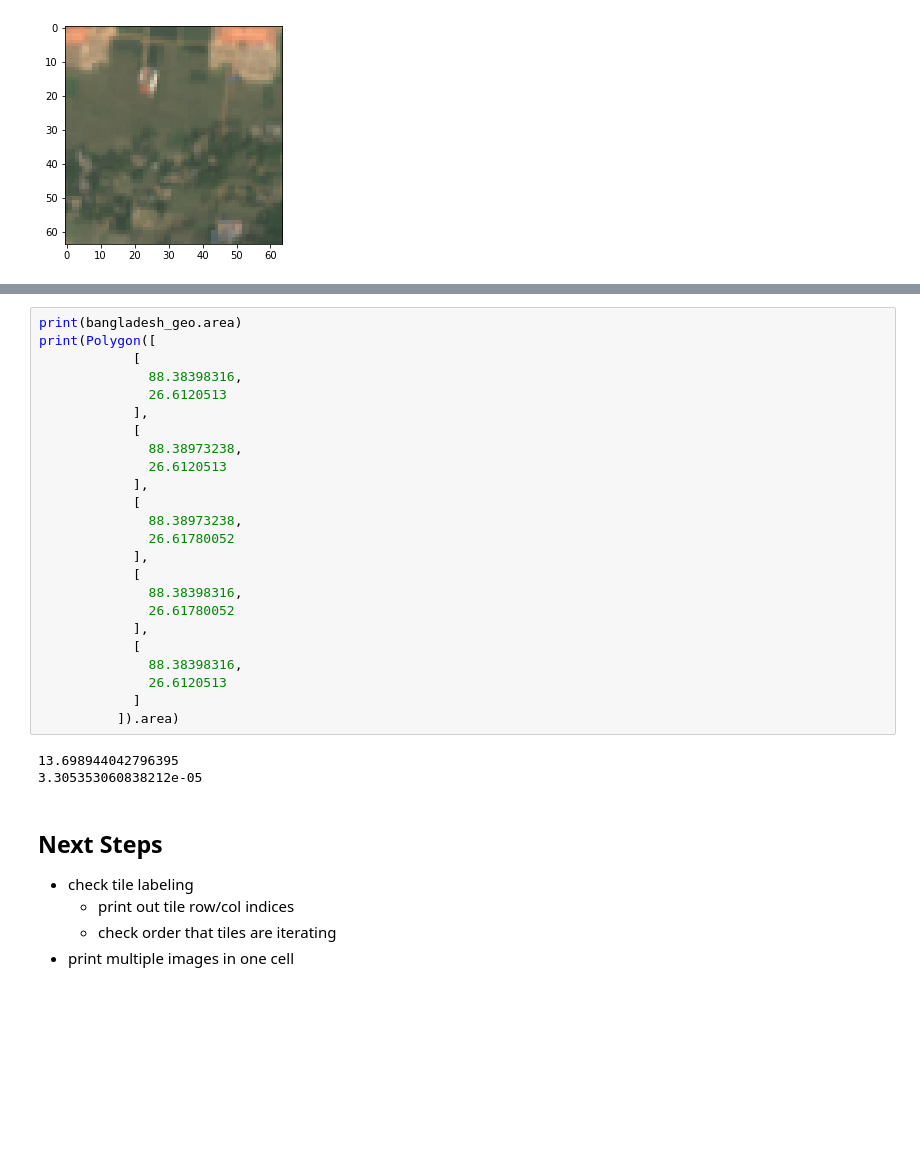
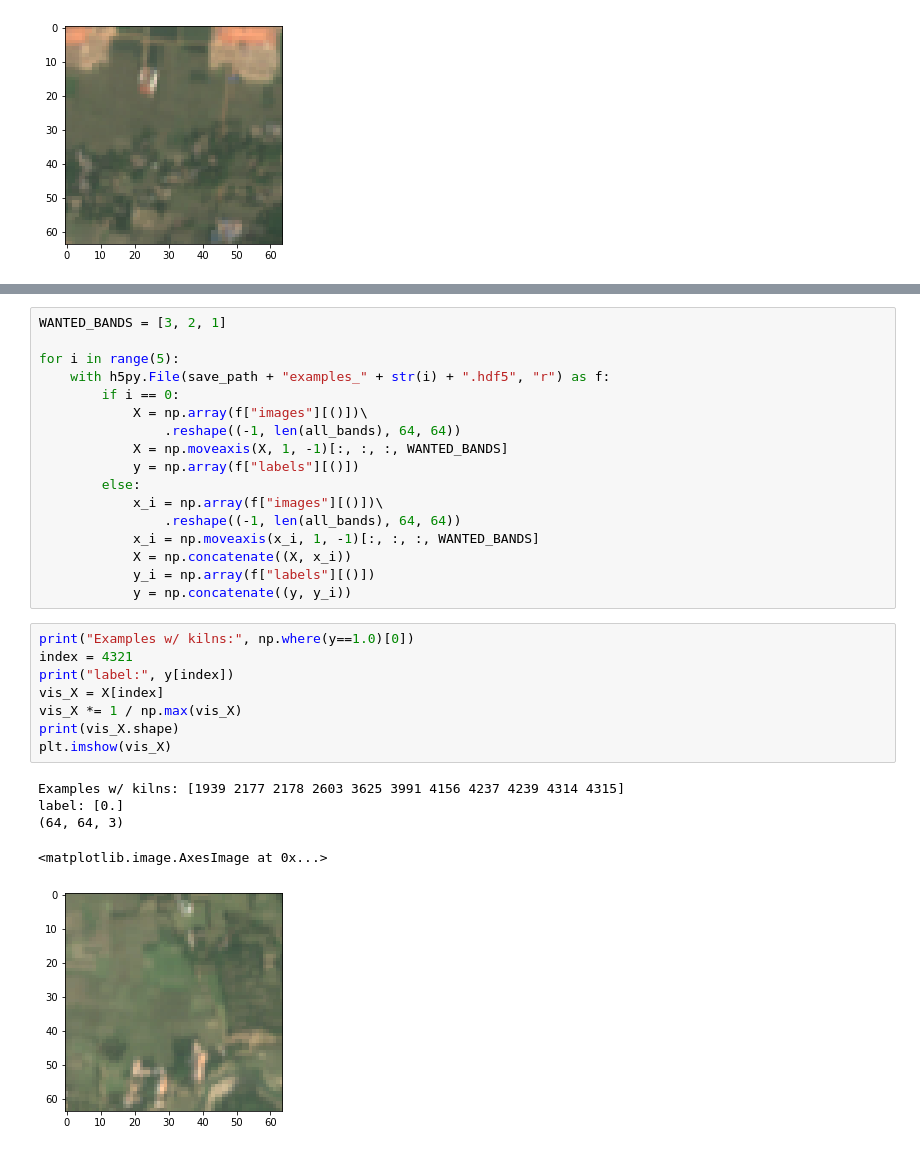
Before and after one commit to mliu356/kiln-scaling, a Jupyter notebook: notebooks/get_tiled_data_from_tiff_hdf5.ipynb, the cells around one changed output, grey strips where cells are left out. Saved outputs shown, nothing was run; the diff lists cells and outputs as text; blank space fills up the shorter version.

```diff
--- a/notebooks/get_tiled_data_from_tiff_hdf5.ipynb
+++ b/notebooks/get_tiled_data_from_tiff_hdf5.ipynb
@@ -351,33 +306,31 @@ True
-# %%
-print(bangladesh_geo.area)
-print(Polygon([
-            [
-              88.38398316,
-              26.6120513
-            ],
-            [
-              88.38973238,
-              26.6120513
-            ],
-            [
-              88.38973238,
-              26.61780052
-            ],
-            [
-              88.38398316,
-              26.61780052
-            ],
-            [
-              88.38398316,
-              26.6120513
-            ]
-          ]).area)
-# %% [output]
-13.698944042796395
-3.305353060838212e-05
-# %% [markdown]
-## Next Steps
-* check tile labeling
-  * print out tile row/col indices
-  * check order that tiles are iterating
-* print multiple images in one cell
+# %%
+WANTED_BANDS = [3, 2, 1]
+
+for i in range(5):
+    with h5py.File(save_path + "examples_" + str(i) + ".hdf5", "r") as f:
+        if i == 0:
+            X = np.array(f["images"][()])\
+                .reshape((-1, len(all_bands), 64, 64))
+            X = np.moveaxis(X, 1, -1)[:, :, :, WANTED_BANDS]
+            y = np.array(f["labels"][()])
+        else:
+            x_i = np.array(f["images"][()])\
+                .reshape((-1, len(all_bands), 64, 64))
+            x_i = np.moveaxis(x_i, 1, -1)[:, :, :, WANTED_BANDS]
+            X = np.concatenate((X, x_i))
+            y_i = np.array(f["labels"][()])
+            y = np.concatenate((y, y_i))
+# %%
+print("Examples w/ kilns:", np.where(y==1.0)[0])
+index = 4321
+print("label:", y[index])
+vis_X = X[index]
+vis_X *= 1 / np.max(vis_X)
+print(vis_X.shape)
+plt.imshow(vis_X)
+# %% [output]
+Examples w/ kilns: [1939 2177 2178 2603 3625 3991 4156 4237 4239 4314 4315]
+label: [0.]
+(64, 64, 3)
+<matplotlib.image.AxesImage at 0x...>
+[figure, added]
```
Also changed, not shown: parts of 9 cells of this notebook, 1 other file.
